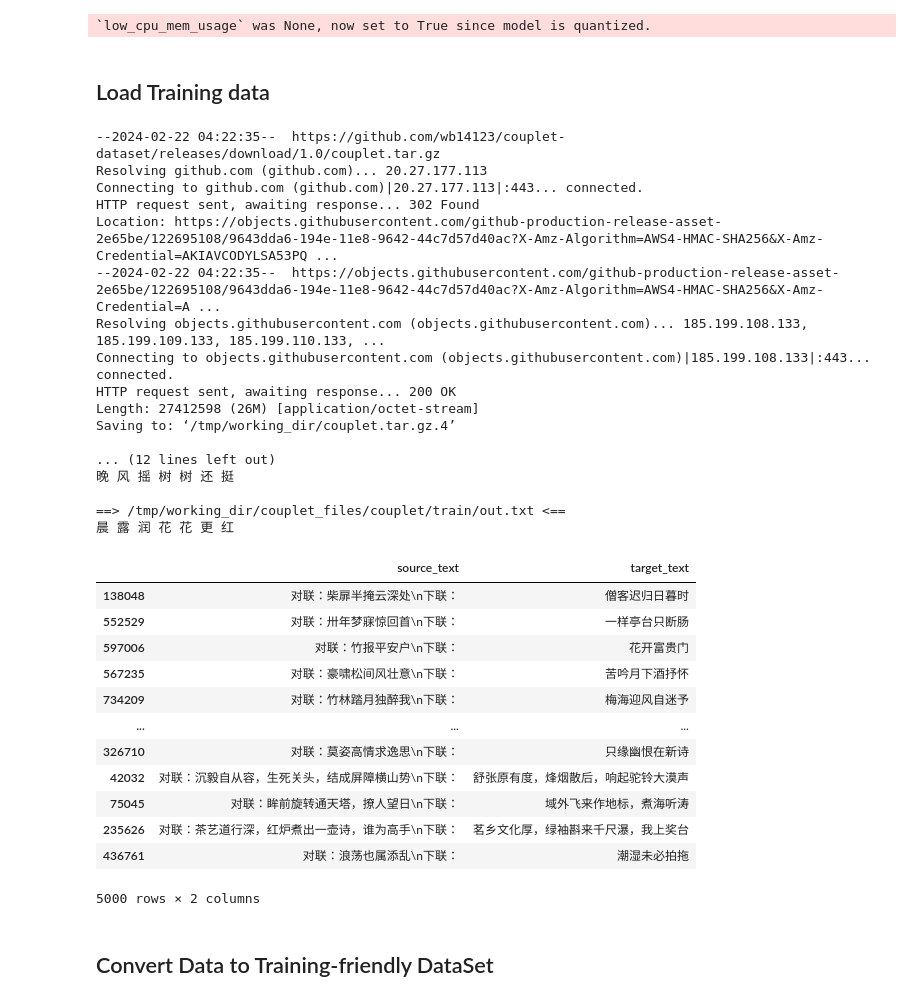
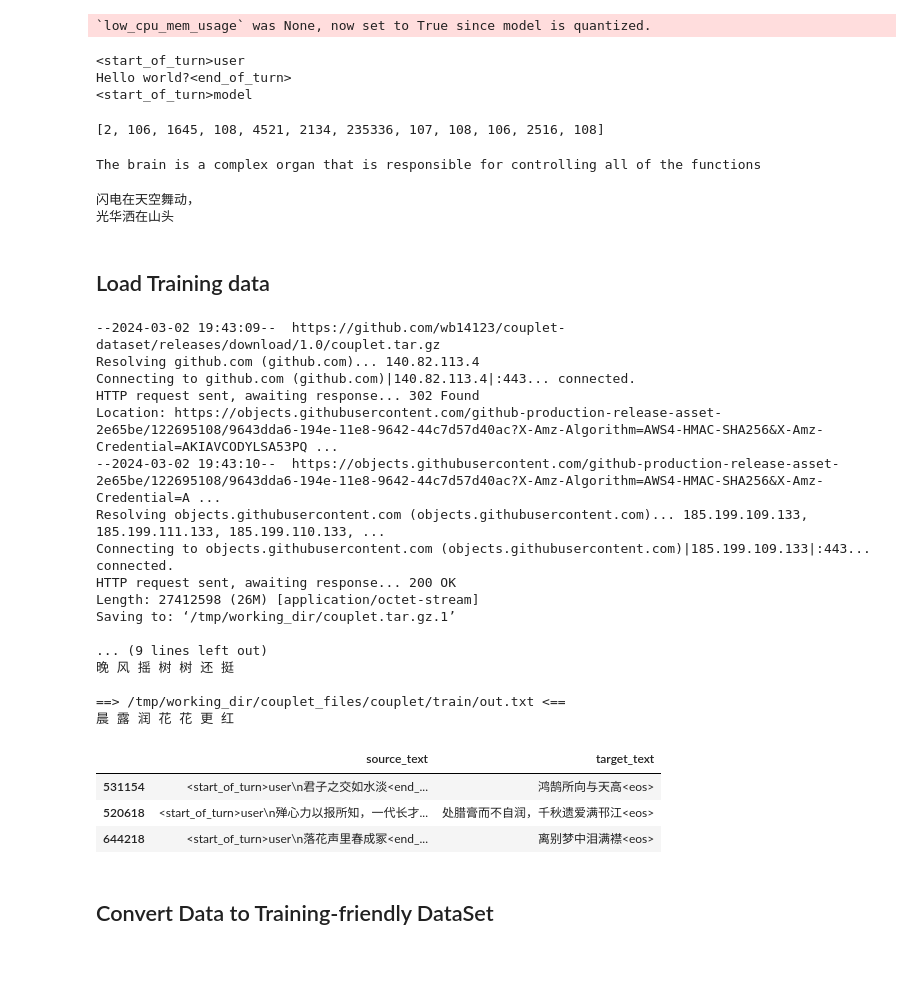
Before and after one commit to hululuzhu/chinese-ai-writing-share, a Jupyter notebook: further_finetune_example/gemma_lora_finetune.ipynb, the cells around one changed output. Drawn from its saved outputs; the diff is of its cells as text; code cells hidden in the pictures; blank space fills up the shorter version.

Commit message:
Fix Gemma-IT Prompt format and saw awesome results after 10mins finetune

```diff
--- a/further_finetune_example/gemma_lora_finetune.ipynb
+++ b/further_finetune_example/gemma_lora_finetune.ipynb
@@ -120,0 +136,13 @@ tokenizer.padding_side = "left"  # Allow batched inference
+# %%
+GEMMA_IT_FORMAT = """<start_of_turn>user
+{user_q}<end_of_turn>
+<start_of_turn>model
+"""
+
+print(GEMMA_IT_FORMAT.format(user_q='Hello world?'))
+tokenizer.encode(GEMMA_IT_FORMAT.format(user_q='Hello world?'))
+# %% [output]
+<start_of_turn>user
+Hello world?<end_of_turn>
+<start_of_turn>model
+[2, 106, 1645, 108, 4521, 2134, 235336, 107, 108, 106, 2516, 108]
@@ -121,3 +164,12 @@ tokenizer.padding_side = "left"  # Allow batched inference
+# %%
+quick_inference(model, tokenizer, user_q="How does the brain work?")
+# %% [output]
+The brain is a complex organ that is responsible for controlling all of the functions
+# %%
+quick_inference(model, tokenizer, user_q="对联：闪电")
+# %% [output]
+闪电在天空舞动，
+光华洒在山头
 # %% [markdown]
 ## Load Training data
 # %%
@@ -154,46 +206,50 @@ for t in ['train', 'test']:
   else:
     test_df = pd.DataFrame(data_dict)
 
-COUPLET_PROMPOT = '对联：'
-COUPLET_SUFFIX = '\n下联：'
-train_df['source_text'] = COUPLET_PROMPOT + train_df['source_text'] + COUPLET_SUFFIX
-test_df['source_text'] = COUPLET_PROMPOT + test_df['source_text'] + COUPLET_SUFFIX
+def get_gemma_prompts(df):
+  raw_prompts = df['source_text'].tolist()
+  gemma_prompts = []
+  for p in raw_prompts:
+    gemma_prompts.append(GEMMA_IT_FORMAT.format(user_q=p))
+  return gemma_prompts
+
+train_df['source_text'] = get_gemma_prompts(train_df)
+test_df['source_text'] = get_gemma_prompts(test_df)
+
+# COUPLET_PROMPOT = '对联：'
+# COUPLET_SUFFIX = '\n下联：'
+# train_df['source_text'] = COUPLET_PROMPOT + train_df['source_text'] + COUPLET_SUFFIX
+# test_df['source_text'] = COUPLET_PROMPOT + test_df['source_text'] + COUPLET_SUFFIX
 # %% [output]
---2024-02-22 04:22:35--  https://github.com/wb14123/couplet-dataset/releases/download/1.0/couplet.tar.gz
-Resolving github.com (github.com)... 20.27.177.113
-Connecting to github.com (github.com)|20.27.177.113|:443... connected.
+--2024-03-02 19:43:09--  https://github.com/wb14123/couplet-dataset/releases/download/1.0/couplet.tar.gz
+Resolving github.com (github.com)... 140.82.113.4
+Connecting to github.com (github.com)|140.82.113.4|:443... connected.
 HTTP request sent, awaiting response... 302 Found
 Location: https://objects.githubusercontent.com/github-production-release-asset-2e65be/122695108/9643dda6-194e-11e8-9642-44c7d57d40ac?X-Amz-Algorithm=AWS4-HMAC-SHA256&X-Amz-Credential=AKIAVCODYLSA53PQ ...
---2024-02-22 04:22:35--  https://objects.githubusercontent.com/github-production-release-asset-2e65be/122695108/9643dda6-194e-11e8-9642-44c7d57d40ac?X-Amz-Algorithm=AWS4-HMAC-SHA256&X-Amz-Credential=A ...
-Resolving objects.githubusercontent.com (objects.githubusercontent.com)... 185.199.108.133, 185.199.109.133, 185.199.110.133, ...
-Connecting to objects.githubusercontent.com (objects.githubusercontent.com)|185.199.108.133|:443... connected.
+--2024-03-02 19:43:10--  https://objects.githubusercontent.com/github-production-release-asset-2e65be/122695108/9643dda6-194e-11e8-9642-44c7d57d40ac?X-Amz-Algorithm=AWS4-HMAC-SHA256&X-Amz-Credential=A ...
+Resolving objects.githubusercontent.com (objects.githubusercontent.com)... 185.199.109.133, 185.199.111.133, 185.199.110.133, ...
+Connecting to objects.githubusercontent.com (objects.githubusercontent.com)|185.199.109.133|:443... connected.
 HTTP request sent, awaiting response... 200 OK
 Length: 27412598 (26M) [application/octet-stream]
-Saving to: ‘/tmp/working_dir/couplet.tar.gz.4’
+Saving to: ‘/tmp/working_dir/couplet.tar.gz.1’
 
-... (12 lines left out)
+... (9 lines left out)
 晚 风 摇 树 树 还 挺
 
 ==> /tmp/working_dir/couplet_files/couplet/train/out.txt <==
 晨 露 润 花 花 更 红
+# %%
+train_df['target_text'] += '<eos>'
+test_df['target_text'] += '<eos>'
 # %%
 # Sample 5k
 train_df_sample = train_df[['source_text', 'target_text']].sample(5000)
-train_df_sample
+train_df_sample.sample(3)
 # %% [output]
 |  | source_text | target_text |
-| 138048 | 对联：柴扉半掩云深处\n下联： | 僧客迟归日暮时 |
-| 552529 | 对联：卅年梦寐惊回首\n下联： | 一样亭台只断肠 |
-| 597006 | 对联：竹报平安户\n下联： | 花开富贵门 |
-| 567235 | 对联：豪啸松间风壮意\n下联： | 苦吟月下酒抒怀 |
-| 734209 | 对联：竹林踏月独醉我\n下联： | 梅海迎风自迷予 |
-| ... | ... | ... |
-| 326710 | 对联：莫姿高情求逸思\n下联： | 只缘幽恨在新诗 |
-| 42032 | 对联：沉毅自从容，生死关头，结成屏障横山势\n下联： | 舒张原有度，烽烟散后，响起驼铃大漠声 |
-| 75045 | 对联：眸前旋转通天塔，撩人望日\n下联： | 域外飞来作地标，煮海听涛 |
-| 235626 | 对联：茶艺道行深，红炉煮出一壶诗，谁为高手\n下联： | 茗乡文化厚，绿袖斟来千尺瀑，我上奖台 |
-| 436761 | 对联：浪荡也属添乱\n下联： | 潮湿未必拍拖 |
+| 531154 | <start_of_turn>user\n君子之交如水淡<end_... | 鸿鹄所向与天高<eos> |
+| 520618 | <start_of_turn>user\n殚心力以报所知，一代长才... | 处腊膏而不自润，千秋遗爱满邗江<eos> |
+| 644218 | <start_of_turn>user\n落花声里春成冢<end_... | 离别梦中泪满襟<eos> |
-5000 rows × 2 columns
 # %% [markdown]
 ## Convert Data to Training-friendly DataSet
 # %%
```
Also changed, not shown: parts of 17 cells of this notebook.
